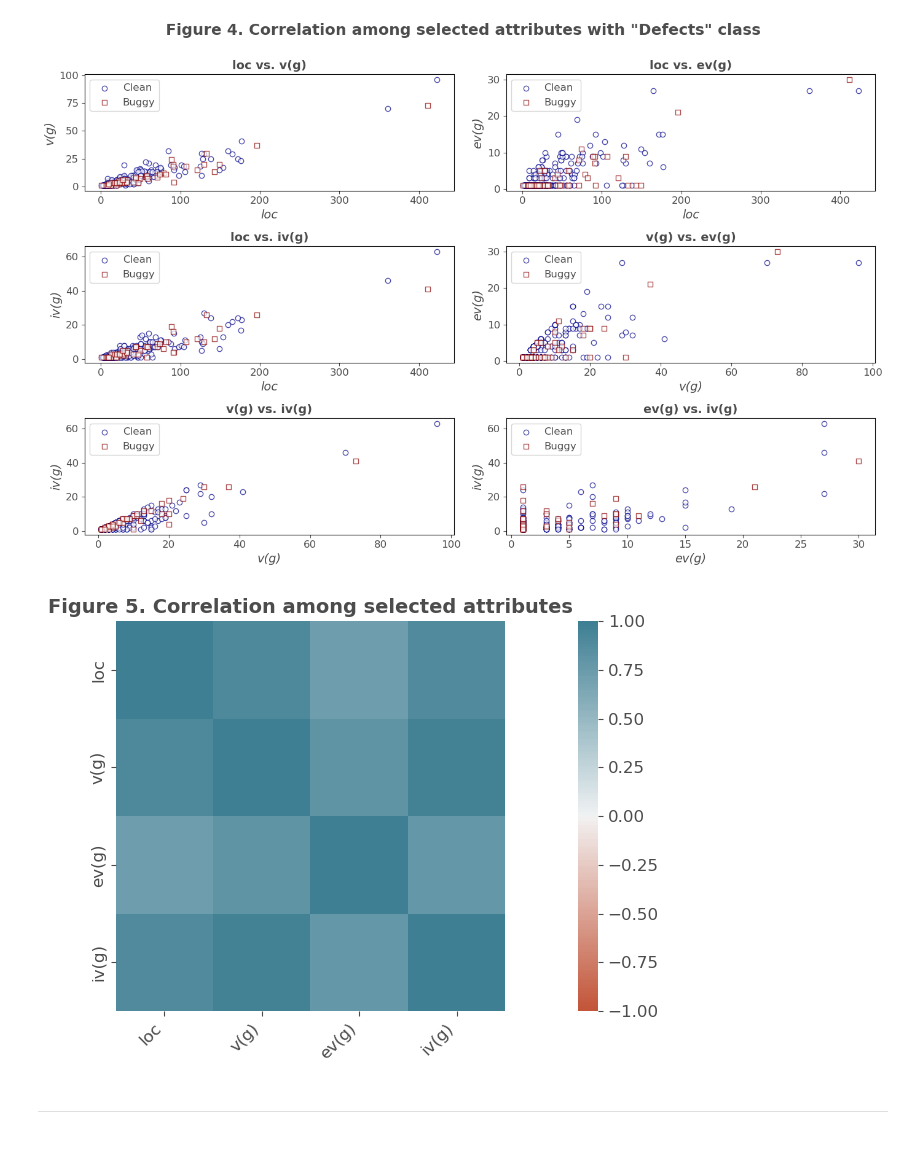
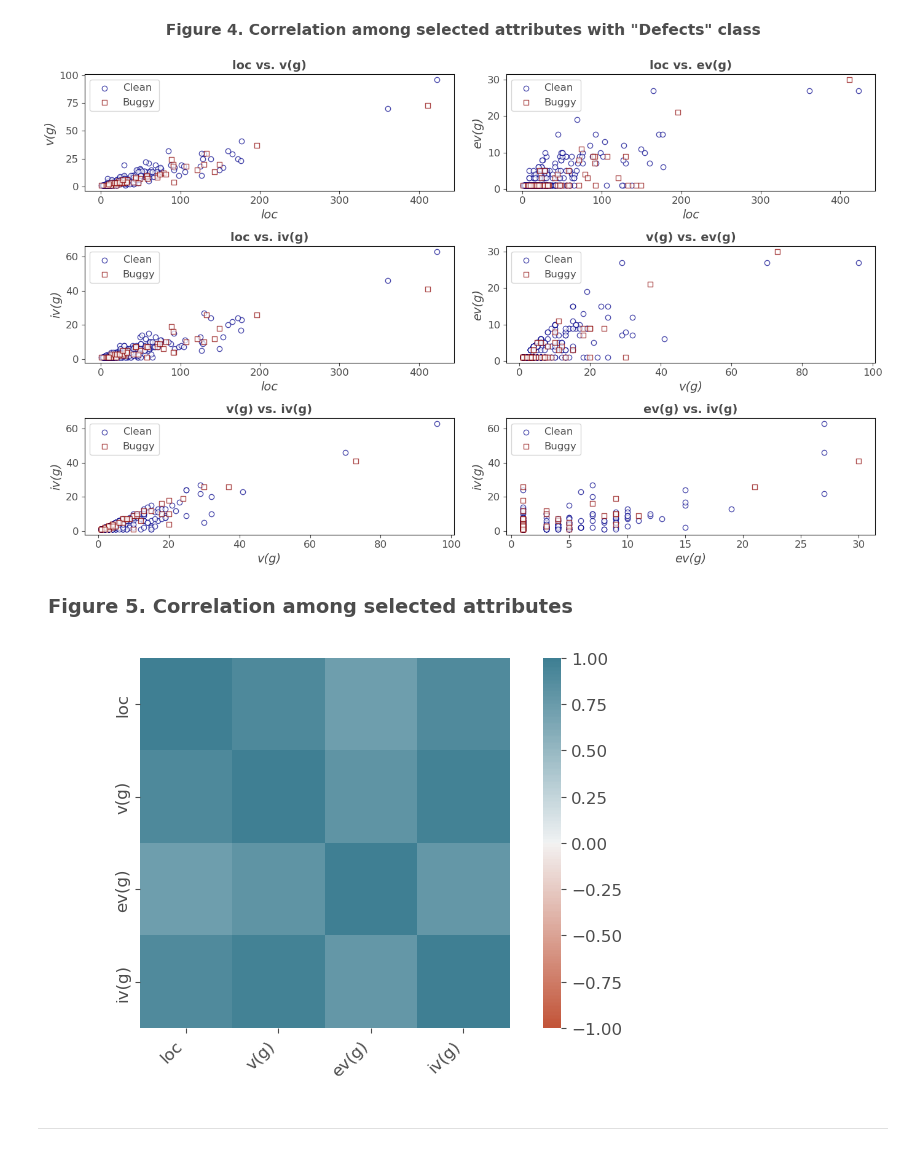
Before and after one commit to zurlog/MLDS_PR104, a Jupyter notebook: scripts/pr104.ipynb, the cells around one changed output. Saved outputs shown, nothing was run; the diff lists cells and outputs as text; code cells hidden in the pictures.

```diff
--- a/scripts/pr104.ipynb
+++ b/scripts/pr104.ipynb
@@ -308,27 +308,33 @@ plt.show()
 # %% [output]
 [figure]
 # %%
+fig, ax = plt.subplots(figsize=(7,5))
+# # Calculate correlation matrix of the features
 corr = kc1_mc.iloc[:, :-1].corr()
+
+# Plot the correlation matrix as heatmap using Seaborn library
 ax = sns.heatmap(
     corr,
     vmin=-1, vmax=1, center=0,
     cmap=sns.diverging_palette(20, 220, n=200),
     square=True
 )
+
+# Rotate the x-axis labels for better visualization
 ax.set_xticklabels(
     ax.get_xticklabels(),
     rotation=45,
     horizontalalignment='right'
 )
 
-# set a title for the figure
-ax.set_title('Figure 5. Correlation among selected attributes',
-               fontsize=14, fontweight='bold')
+# Set a title for the figure
+fig.suptitle('Figure 5. Correlation among selected attributes',
+               fontsize=14, fontweight='bold', y=1.00)
 
-# save the figure to a file
+# Save the figure to a file
 save_fig('corr_matrix')
 # %% [output]
-[figure, old version]
+[figure, new version]
 # %% [markdown]
 ***
 # %% [markdown]
```
Also changed, not shown: parts of 14 cells of this notebook, 6 other files.
